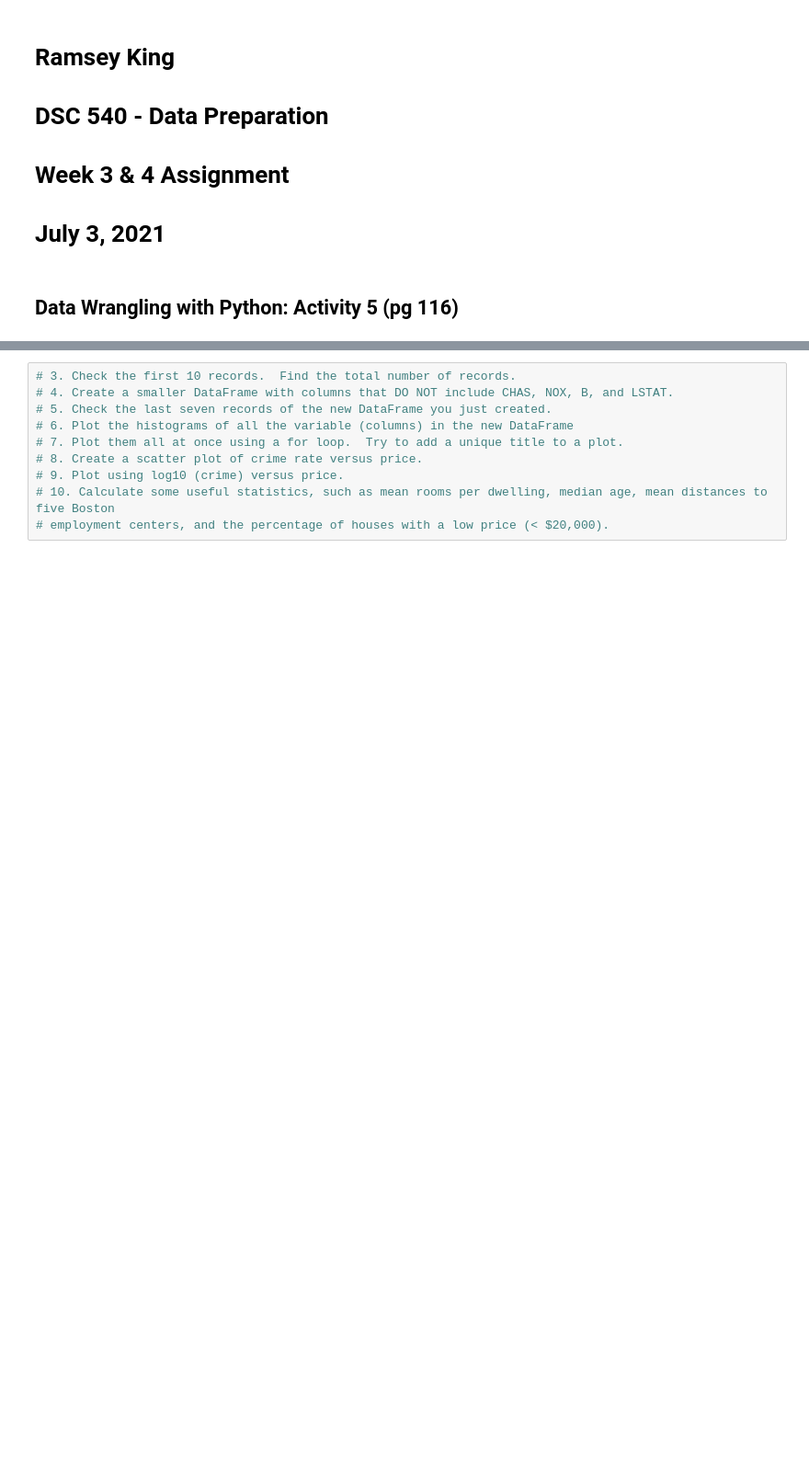
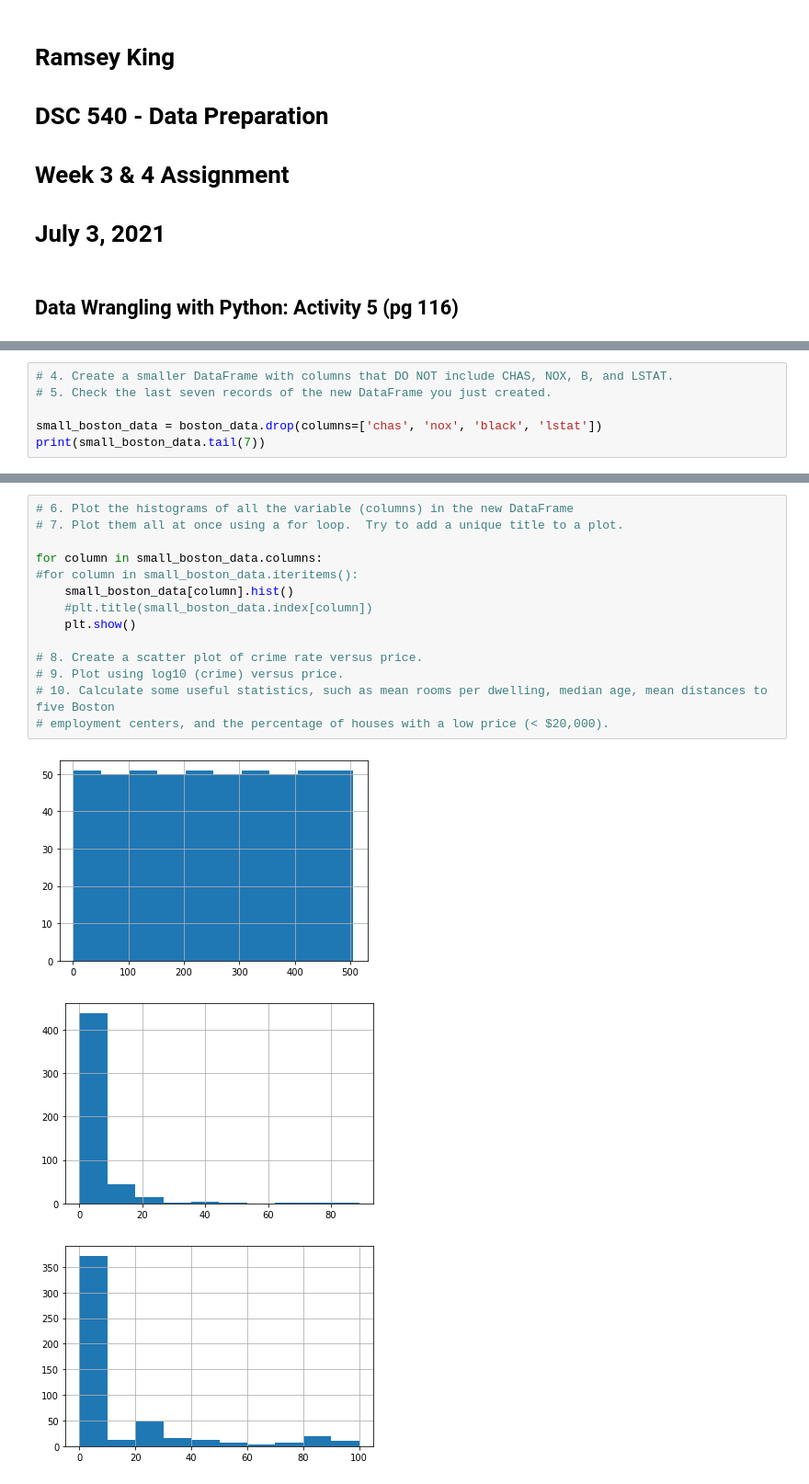
Before and after one commit to ramsey-king/DSC-540-Data-Preparation, a Jupyter notebook: Wk3-4/KingRamseyWk3-4Exercises.ipynb, the cells around one changed output, grey strips where cells are left out. Shown at 92% size. Saved outputs shown, nothing was run; the diff lists cells and outputs as text; blank space fills up the shorter version.

```diff
--- a/Wk3-4/KingRamseyWk3-4Exercises.ipynb
+++ b/Wk3-4/KingRamseyWk3-4Exercises.ipynb
@@ -34,0 +40,6 @@ print(boston_data)
+# %%
+# 4. Create a smaller DataFrame with columns that DO NOT include CHAS, NOX, B, and LSTAT.
+# 5. Check the last seven records of the new DataFrame you just created.
+
+small_boston_data = boston_data.drop(columns=['chas', 'nox', 'black', 'lstat'])
+print(small_boston_data.tail(7))
@@ -35,10 +64,18 @@ print(boston_data)
 # %%
-# 3. Check the first 10 records.  Find the total number of records.
-# 4. Create a smaller DataFrame with columns that DO NOT include CHAS, NOX, B, and LSTAT.
-# 5. Check the last seven records of the new DataFrame you just created.
 # 6. Plot the histograms of all the variable (columns) in the new DataFrame
 # 7. Plot them all at once using a for loop.  Try to add a unique title to a plot.
+
+for column in small_boston_data.columns:
+#for column in small_boston_data.iteritems():
+    small_boston_data[column].hist()
+    #plt.title(small_boston_data.index[column])
+    plt.show()
+
 # 8. Create a scatter plot of crime rate versus price.
 # 9. Plot using log10 (crime) versus price.
 # 10. Calculate some useful statistics, such as mean rooms per dwelling, median age, mean distances to five Boston
 # employment centers, and the percentage of houses with a low price (< $20,000).
+# %% [output]
+[figure, added]
+[figure, added]
+[figure, added]
```
Also changed, not shown: parts of 4 cells of this notebook.
